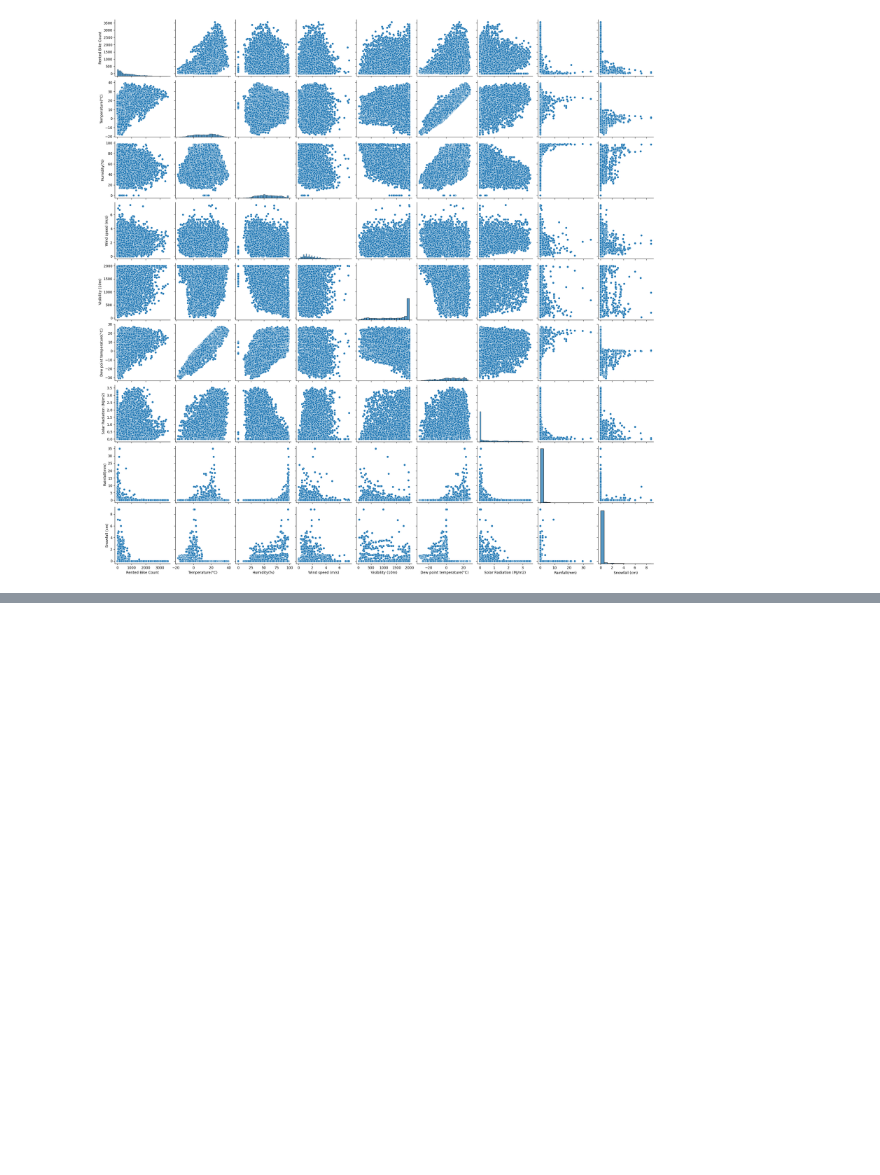
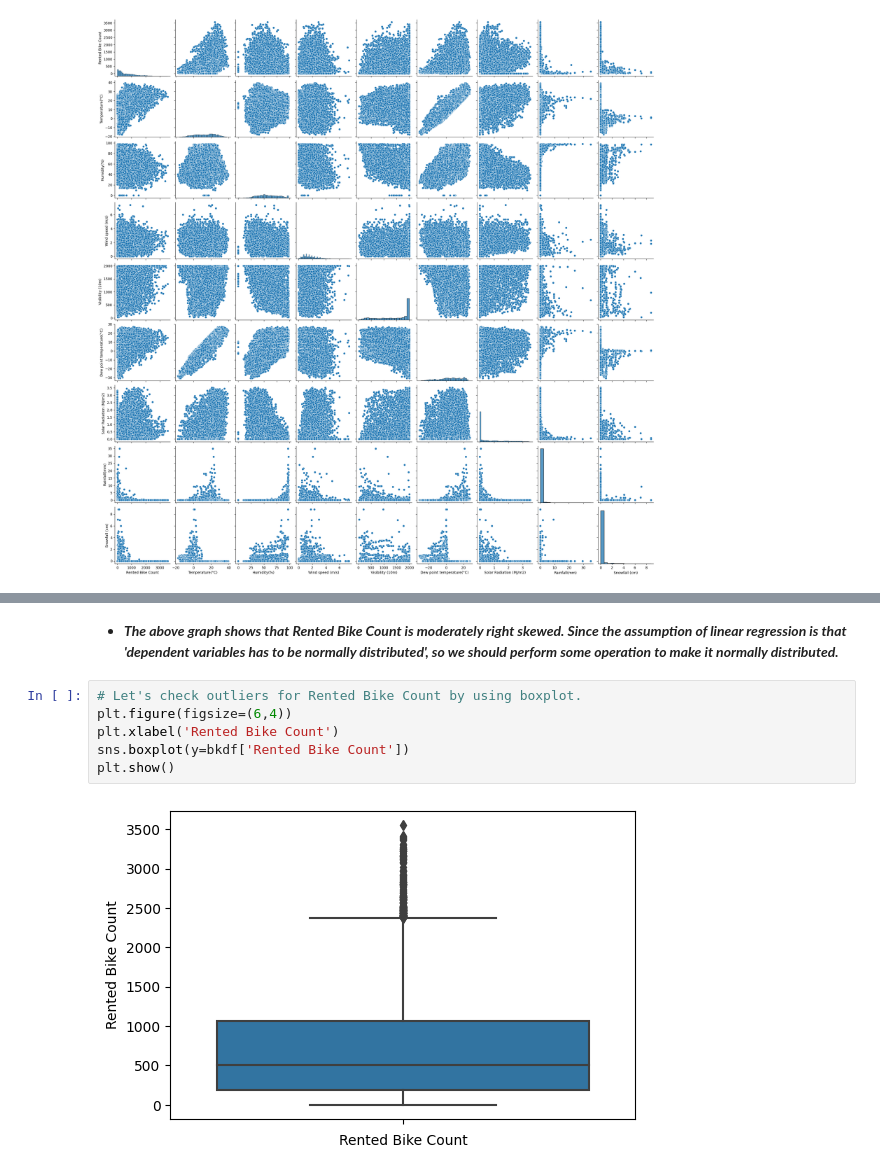
Before and after one commit to KiranKokateGitHub/Bike-Sharing-Demand-Prediction_Regression, a Jupyter notebook: Kiran_Regression.ipynb, the cells around one changed output, grey strips where cells are left out. Drawn from its saved outputs; the diff is of its cells as text; blank space fills up the shorter version.

```diff
--- a/Kiran_Regression.ipynb
+++ b/Kiran_Regression.ipynb
@@ -579,0 +592,10 @@ plt.show()
+# %% [markdown]
+* ***The above graph shows that Rented Bike Count is moderately right skewed. Since the assumption of linear regression is that 'dependent variables has to be normally distributed', so we should perform some operation to make it normally distributed.***
+# %%
+# Let's check outliers for Rented Bike Count by using boxplot.
+plt.figure(figsize=(6,4))
+plt.xlabel('Rented Bike Count')
+sns.boxplot(y=bkdf['Rented Bike Count'])
+plt.show()
+# %% [output]
+[figure, added]
```
Also changed, not shown: parts of 21 cells of this notebook.
